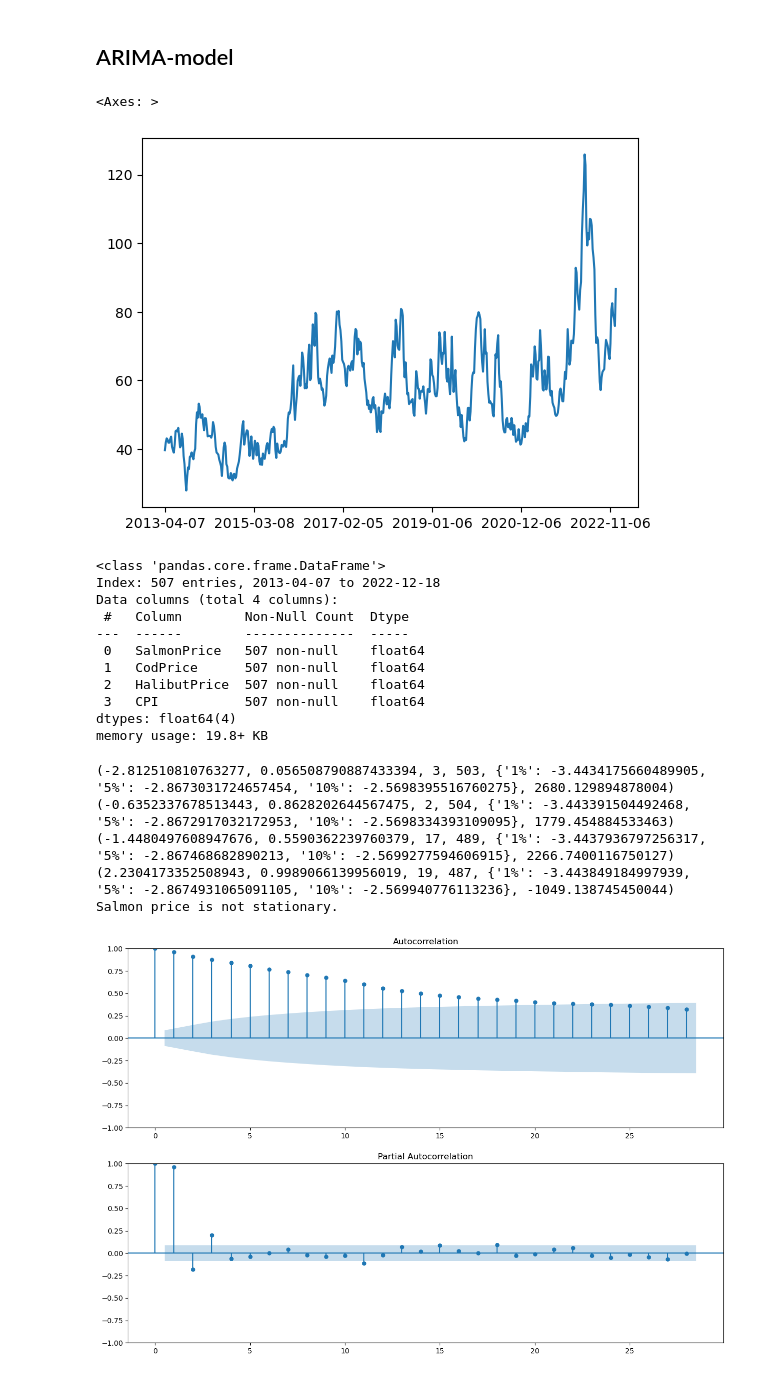
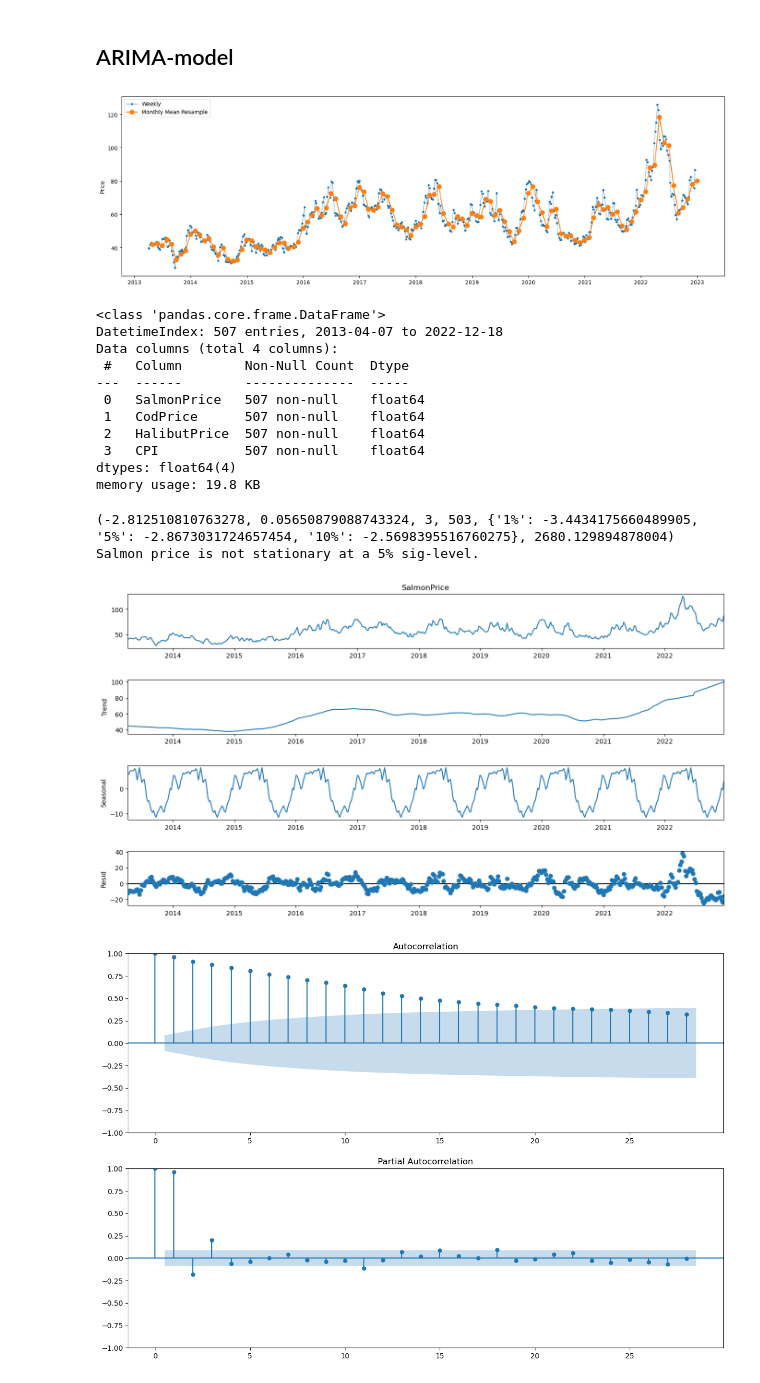
Before and after one commit to BachelorLaks/bachelor2023, a Jupyter notebook: data/ARIMA.ipynb, the cells around one changed output. Drawn from its saved outputs; the diff is of its cells as text; code cells hidden in the pictures.

Commit message:
Added some more plots to the ARIMA notebook and exported these to subfolder Figures.

```diff
--- a/data/ARIMA.ipynb
+++ b/data/ARIMA.ipynb
@@ -8,15 +9,20 @@ from statsmodels.tsa.stattools import adfuller
 # %%
-var_set = pd.read_csv('var_set.csv',index_col=0)
+var_set = pd.read_csv('var_set.csv', parse_dates=[0],index_col=[0])
-# %%
-var_set.SalmonPrice.plot()
-# %% [output]
-<Axes: >
-[figure, removed]
+# %%
+y = var_set['SalmonPrice']
+fig, ax = plt.subplots(figsize=(20, 6))
+ax.plot(y,marker='.', linestyle='-', linewidth=0.5, label='Weekly')
+ax.plot(y.resample('M').mean(),marker='o', markersize=8, linestyle='-', label='Monthly Mean Resample')
+ax.set_ylabel('Price')
+ax.legend();
+plt.savefig('Figures/MonthlyMeanPlot.png')
+# %% [output]
+[figure, added]
 # %%
 var_set.info()
 # %% [output]
 <class 'pandas.core.frame.DataFrame'>
-Index: 507 entries, 2013-04-07 to 2022-12-18
+DatetimeIndex: 507 entries, 2013-04-07 to 2022-12-18
 Data columns (total 4 columns):
  #   Column        Non-Null Count  Dtype
 ---  ------        --------------  -----
@@ -25,28 +31,27 @@ Data columns (total 4 columns):
  2   HalibutPrice  507 non-null    float64
  3   CPI           507 non-null    float64
 dtypes: float64(4)
-memory usage: 19.8+ KB
+memory usage: 19.8 KB
 # %%
 dftest1 = adfuller(var_set.SalmonPrice, autolag="AIC")
-dftest2 = adfuller(var_set.CodPrice, autolag="AIC")
-dftest3 = adfuller(var_set.HalibutPrice, autolag="AIC")
-dftest4 = adfuller(var_set.CPI, autolag="AIC")
 
 print(dftest1)
-print(dftest2)
-print(dftest3)
-print(dftest4)
 
 if dftest1[1] < 0.05:
   print("Salmon price is stationary.")
 else:
-  print("Salmon price is not stationary.")
+  print("Salmon price is not stationary at a 5% sig-level.")
 # %% [output]
-(-2.812510810763277, 0.056508790887433394, 3, 503, {'1%': -3.4434175660489905, '5%': -2.8673031724657454, '10%': -2.5698395516760275}, 2680.129894878004)
-(-0.6352337678513443, 0.8628202644567475, 2, 504, {'1%': -3.443391504492468, '5%': -2.8672917032172953, '10%': -2.5698334393109095}, 1779.454884533463)
-(-1.4480497608947676, 0.5590362239760379, 17, 489, {'1%': -3.4437936797256317, '5%': -2.867468682890213, '10%': -2.5699277594606915}, 2266.7400116750127)
-(2.2304173352508943, 0.9989066139956019, 19, 487, {'1%': -3.443849184997939, '5%': -2.8674931065091105, '10%': -2.569940776113236}, -1049.138745450044)
-Salmon price is not stationary.
+(-2.812510810763278, 0.05650879088743324, 3, 503, {'1%': -3.4434175660489905, '5%': -2.8673031724657454, '10%': -2.5698395516760275}, 2680.129894878004)
+Salmon price is not stationary at a 5% sig-level.
+# %%
+decomposition = sm.tsa.seasonal_decompose(var_set["SalmonPrice"], model='additive',extrapolate_trend='freq')
+fig = decomposition.plot()
+fig.set_size_inches(15,8)
+plt.savefig('Figures/SeasonalDecompose.png')
+plt.show()
+# %% [output]
+[figure, added]
 # %%
 from statsmodels.tsa.stattools import acf, pacf
 from statsmodels.graphics.tsaplots import plot_acf, plot_pacf
```
Also changed, not shown: parts of 2 cells of this notebook, 3 other files.
